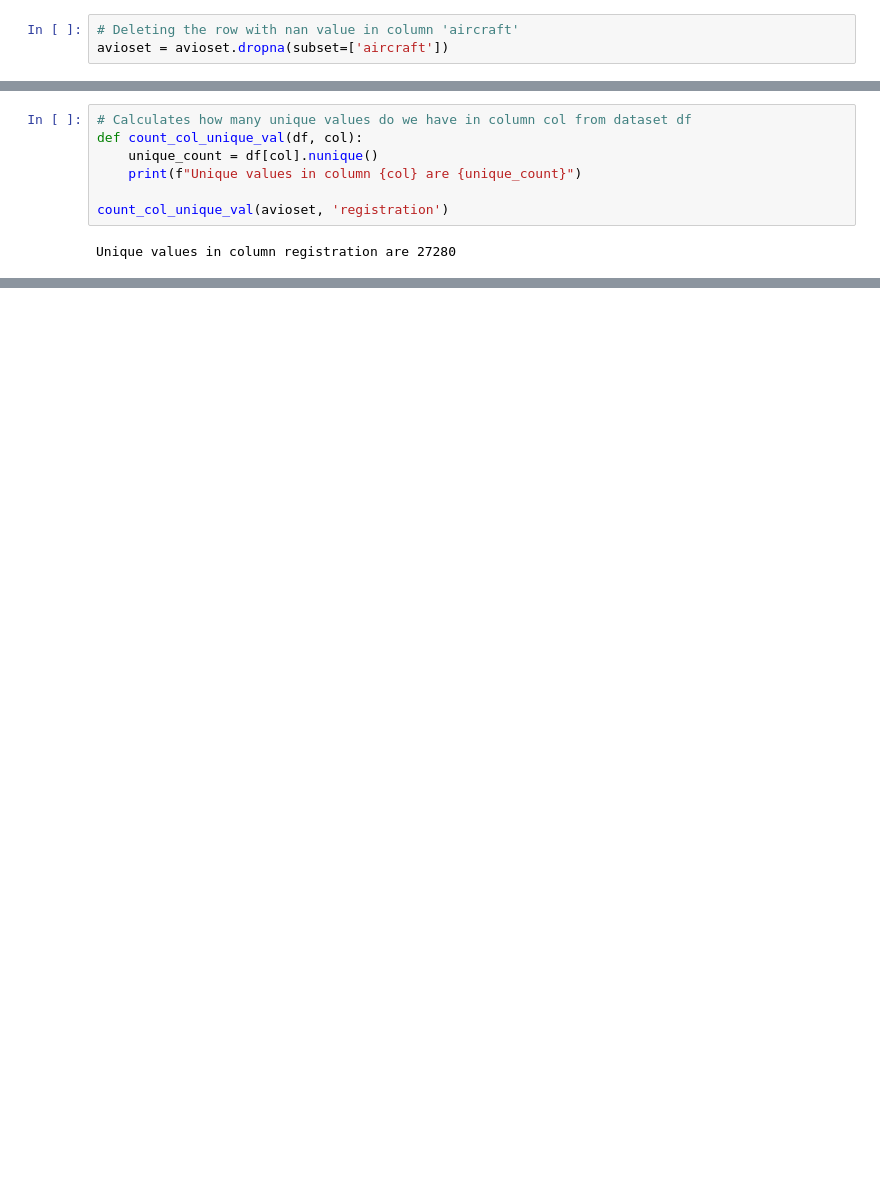
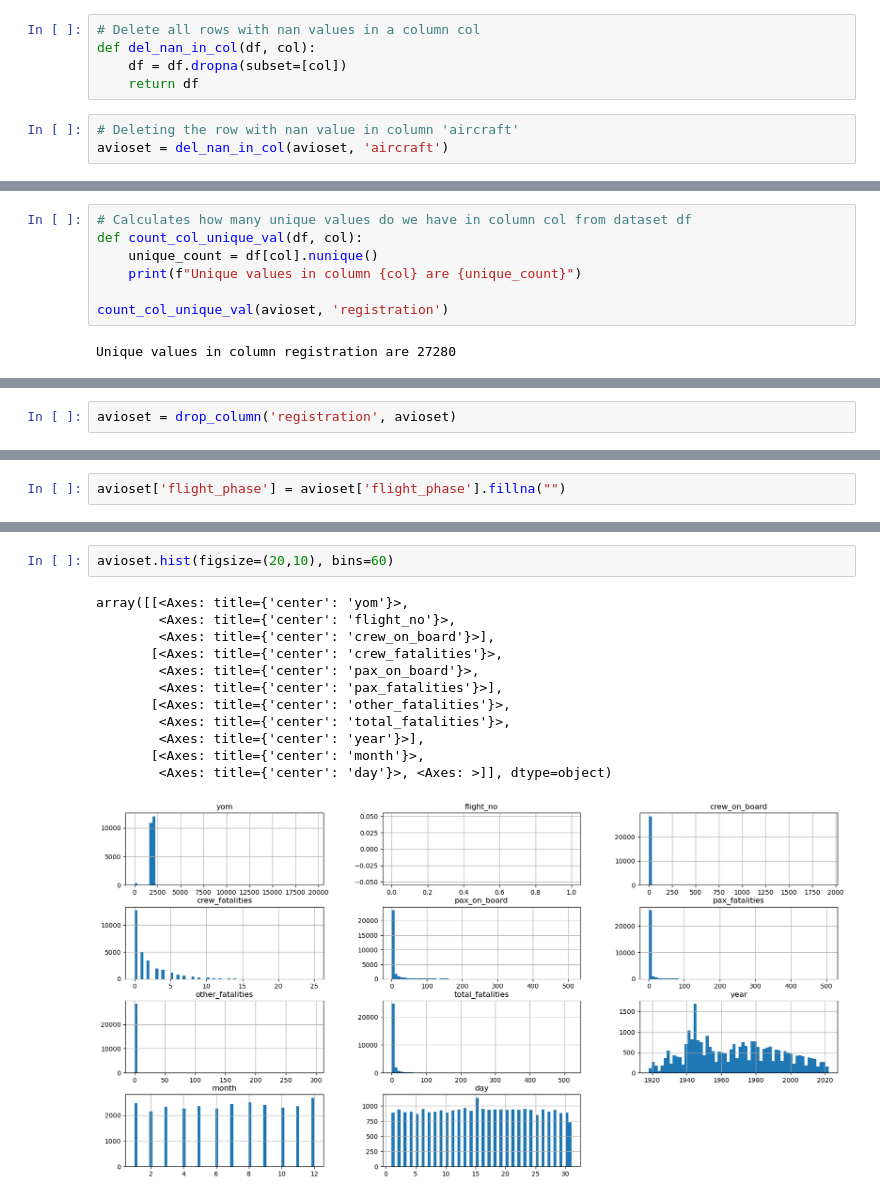
Before and after one commit to petiatodorova/Accidents-in-Aviation-Analysis, a Jupyter notebook: Dataset_1_AAB.ipynb, the cells around one changed output, grey strips where cells are left out. Cells and saved outputs as stored; diff of their text form; blank space fills up the shorter version.

Commit message:
More columns analysis.

```diff
--- a/Dataset_1_AAB.ipynb
+++ b/Dataset_1_AAB.ipynb
@@ -342,6 +346,11 @@ Index(['aircraft', 'operator', 'registration', 'flight_phase', 'flight_type',
 # %%
-# Deleting the row with nan value in column 'aircraft'
-avioset = avioset.dropna(subset=['aircraft'])
+# Delete all rows with nan values in a column col
+def del_nan_in_col(df, col):
+    df = df.dropna(subset=[col])
+    return df
+# %%
+# Deleting the row with nan value in column 'aircraft'
+avioset = del_nan_in_col(avioset, 'aircraft')
 # %%
 avioset.shape
 # %% [output]
@@ -384,0 +400,2 @@ Name: count, Length: 27280, dtype: int64
+# %%
+avioset = drop_column('registration', avioset)
@@ -384,0 +428,2 @@ Name: count, Length: 27280, dtype: int64
+# %%
+avioset['flight_phase'] = avioset['flight_phase'].fillna("")
@@ -384,0 +444,15 @@ Name: count, Length: 27280, dtype: int64
+# %%
+avioset.hist(figsize=(20,10), bins=60)
+# %% [output]
+array([[<Axes: title={'center': 'yom'}>,
+        <Axes: title={'center': 'flight_no'}>,
+        <Axes: title={'center': 'crew_on_board'}>],
+       [<Axes: title={'center': 'crew_fatalities'}>,
+        <Axes: title={'center': 'pax_on_board'}>,
+        <Axes: title={'center': 'pax_fatalities'}>],
+       [<Axes: title={'center': 'other_fatalities'}>,
+        <Axes: title={'center': 'total_fatalities'}>,
+        <Axes: title={'center': 'year'}>],
+       [<Axes: title={'center': 'month'}>,
+        <Axes: title={'center': 'day'}>, <Axes: >]], dtype=object)
+[figure, added]
```
Also changed, not shown: parts of 17 cells of this notebook.
